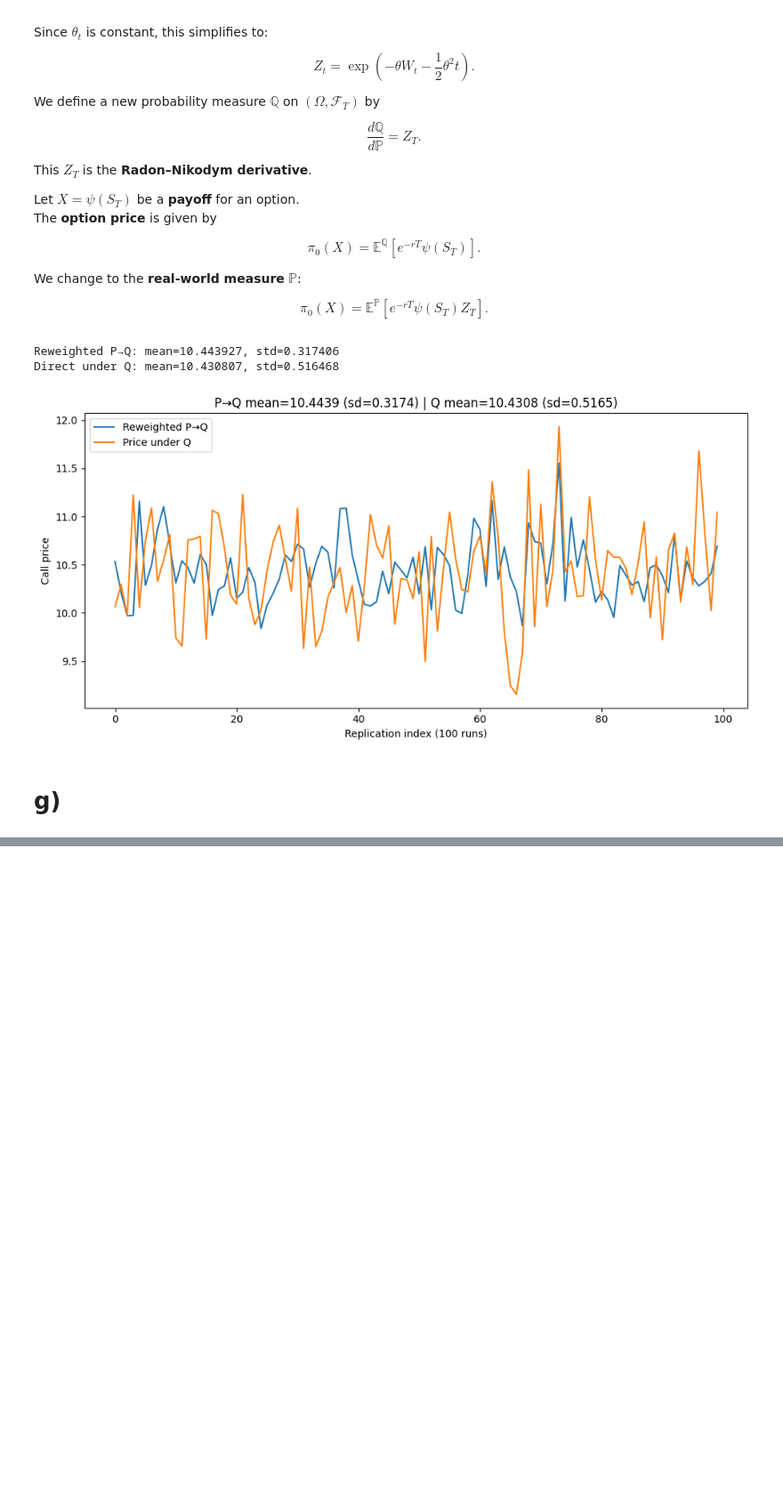
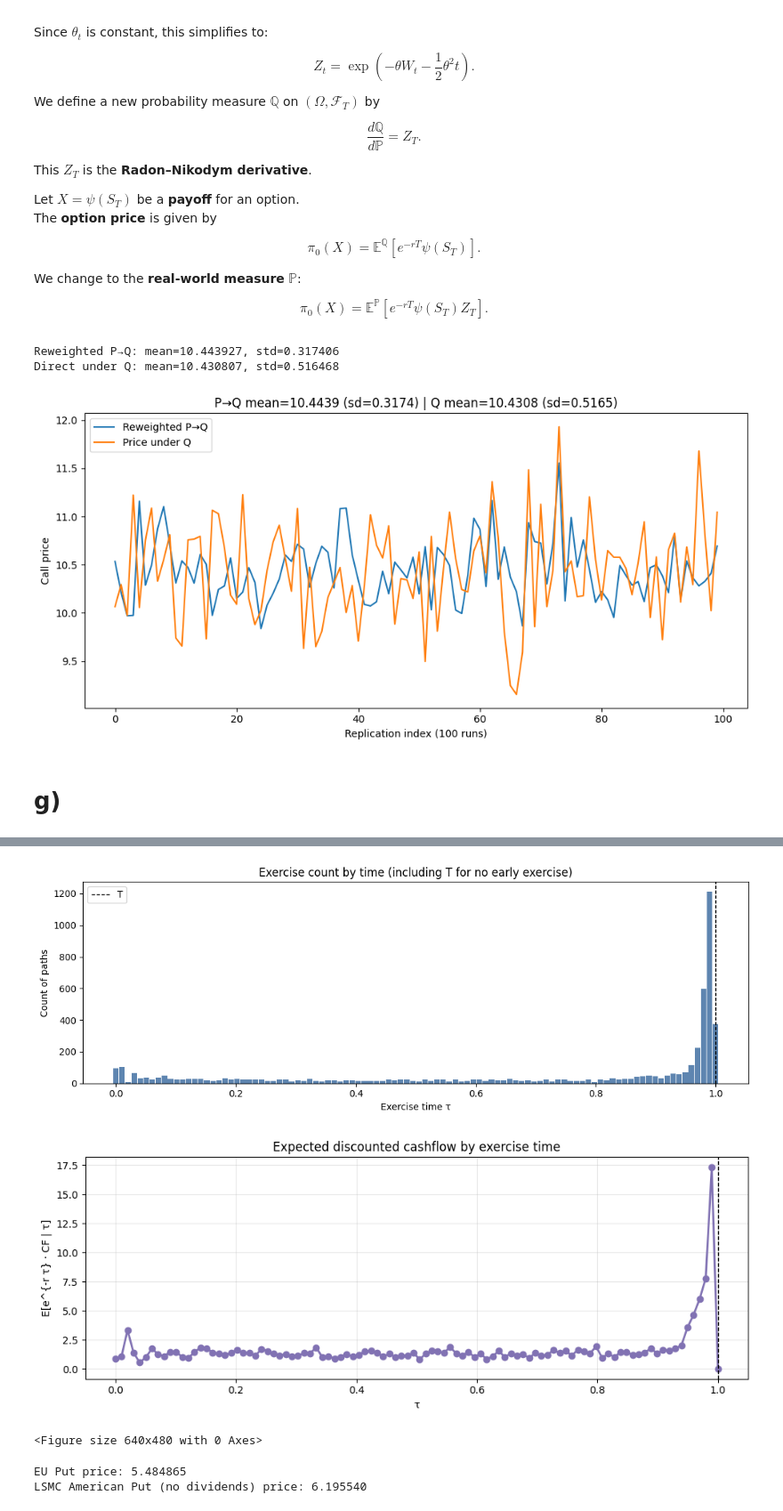
Before and after one commit to SebastianApelgren/financial-der, a Jupyter notebook: assignment.ipynb, the cells around one changed output, grey strips where cells are left out. Shown at 89% size. Cells and saved outputs as stored; diff of their text form; code cells hidden in the pictures; blank space fills up the shorter version.

```diff
--- a/assignment.ipynb
+++ b/assignment.ipynb
@@ -437,0 +530,75 @@ Direct under Q: mean=10.430807, std=0.516468
+# %%
+# Visualize cashflows for LSMC American put
+import numpy as np
+import matplotlib.pyplot as plt
+
+
+def visualize_put_cashflows(tao, CF, discounted_CF, t, paths, K, r, T, num_paths_heatmap=100):
+  """Visualize exercise-time distribution and cashflows from LSMC American put.
+
+  Plots:
+    1) Count of exercises per time (bar chart)
+    2) Scatter: undiscounted and discounted cashflows vs exercise time
+    3) Expected discounted cashflow by exercise time
+    4) Heatmap: discounted cashflow occurrence for a subset of paths
+  """
+  t_vec = np.asarray(t).ravel()
+  M = CF.shape[0]
+
+  # 1) Bar chart of exercise counts per time grid
+  unique_tau = np.unique(tao)
+  counts = np.array([np.sum(tao == u) for u in unique_tau])
+  bar_width = 0.9 * (np.min(np.diff(unique_tau)) if unique_tau.size > 1 else 0.01)
+
+  plt.figure(figsize=(11, 4))
+  plt.bar(unique_tau, counts, width=bar_width, color="#4C78A8", alpha=0.9)
+  plt.axvline(T, color="k", linestyle="--", linewidth=1, label="T")
+  plt.title("Exercise count by time (including T for no early exercise)")
+  plt.xlabel("Exercise time τ")
+  plt.ylabel("Count of paths")
+  plt.legend()
+  plt.tight_layout()
+  plt.show()
+
+  # 3) Expected discounted cashflow by exercise time
+  means_by_tau = np.array([discounted_CF[tao == u].mean() for u in unique_tau])
+  plt.figure(figsize=(10, 4))
+  plt.plot(unique_tau, means_by_tau, marker="o", linewidth=2, color="#8172B3")
+  plt.axvline(T, color="k", linestyle="--", linewidth=1)
+  plt.title("Expected discounted cashflow by exercise time")
+  plt.xlabel("τ")
+  plt.ylabel("E[e^{-r τ} · CF | τ]")
+  plt.grid(True, alpha=0.3)
+  plt.tight_layout()
+  plt.show()
+
+  # 4) Heatmap of discounted cashflow occurrence for a subset of paths
+  num_paths = min(paths.shape[1], num_paths_heatmap)
+  C = np.zeros((num_paths, t_vec.size))
+  for p in range(num_paths):
+    # Map τ_p to nearest grid index
+    j = int(np.argmin(np.abs(t_vec - tao[p])))
+    # Discounted cashflow realized at exercise for this path
+    payoff = max(K - paths[j, p], 0.0)
+    C[p, j] = np.exp(-r * t_vec[j]) * payoff
+  plt.tight_layout()
+  plt.show()
+
+
+# Generate visualizations using variables from LSMC section
+visualize_put_cashflows(tao=tao, CF=CF, discounted_CF=discounted_CF, t=t, paths=paths, K=K, r=r, T=T, num_paths_heatmap=120)
+# %% [output]
+[figure, added]
+[figure, added]
+<Figure size 640x480 with 0 Axes>
+# %%
+def EU_put(paths):
+    return np.maximum(K-paths[-1,:],0)*np.exp(-r*T)
+
+EU_put_price = EU_put(paths).mean()
+print(f"EU Put price: {EU_put_price:.6f}")
+put_price = discounted_CF.mean()
+print(f"LSMC American Put (no dividends) price: {put_price:.6f}")
+# %% [output]
+EU Put price: 5.484865
+LSMC American Put (no dividends) price: 6.195540
```
Also changed, not shown: parts of 8 cells of this notebook.
